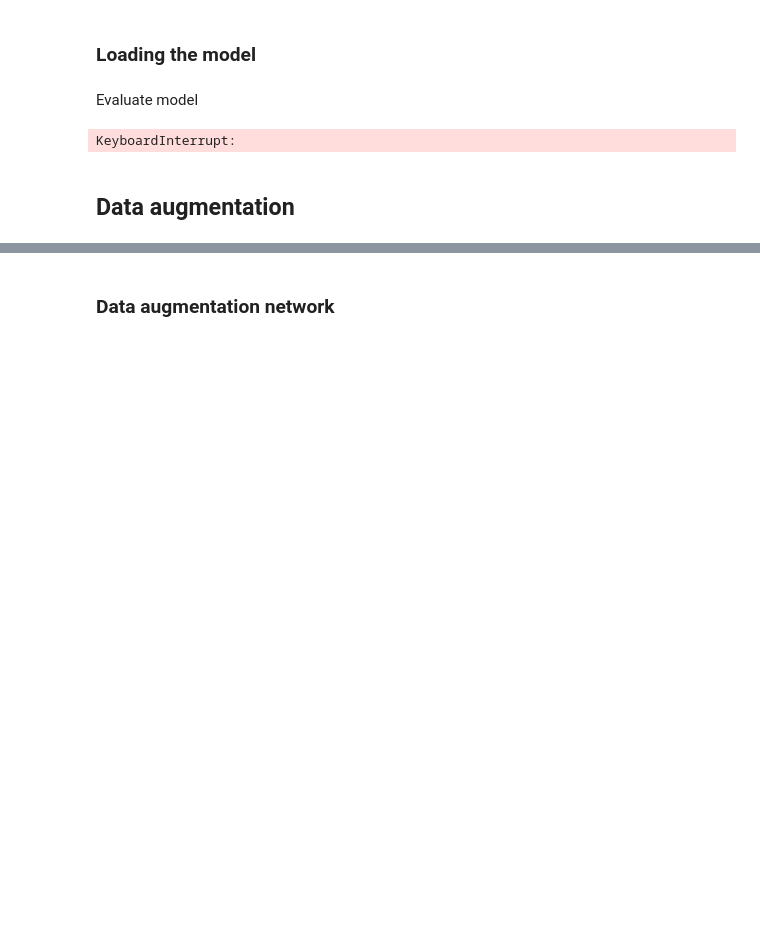
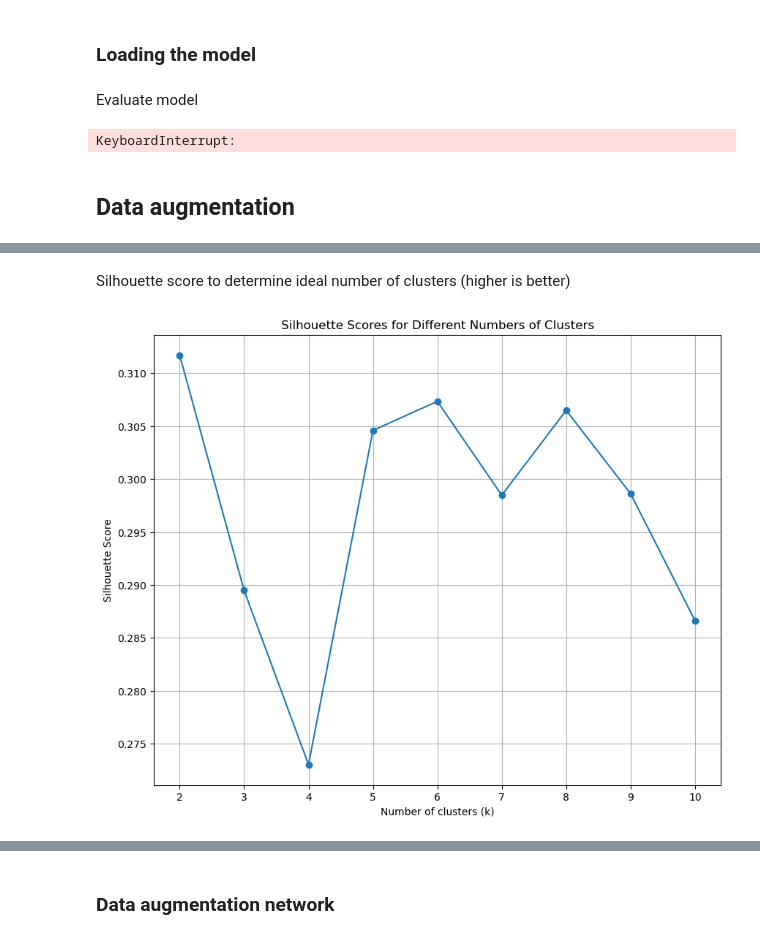
Before and after one commit to cuberhaus/TFG, a Jupyter notebook: code/main.ipynb, the cells around one changed output, grey strips where cells are left out. Cells and saved outputs as stored; diff of their text form; code cells hidden in the pictures; blank space fills up the shorter version.

```diff
--- a/code/main.ipynb
+++ b/code/main.ipynb
@@ -633,0 +628,45 @@ KeyboardInterrupt:
+# %% [markdown]
+Silhouette score to determine ideal number of clusters (higher is better)
+# %%
+from sklearn.metrics import silhouette_score
+
+def calculate_silhouette_scores(data, max_k=10):
+    """
+    Calculate silhouette scores for different numbers of clusters.
+
+    Parameters:
+    - data: The data used for clustering.
+    - max_k: Maximum number of clusters to try.
+
+    Returns:
+    - A list of silhouette scores corresponding to the number of clusters.
+    """
+    silhouette_scores = []
+    for k in range(2, max_k+1):  # Silhouette score is only defined for 2 or more clusters
+        kmeans = KMeans(n_clusters=k, init='k-means++', max_iter=300, n_init=10, random_state=0)
+        cluster_labels = kmeans.fit_predict(data)
+        silhouette_avg = silhouette_score(data, cluster_labels)
+        silhouette_scores.append(silhouette_avg)
+    return silhouette_scores
+
+def plot_silhouette_scores(silhouette_scores):
+    """
+    Plot the silhouette scores for different numbers of clusters.
+
+    Parameters:
+    - silhouette_scores: List of silhouette scores.
+    """
+    plt.figure(figsize=(10, 8))
+    plt.plot(range(2, len(silhouette_scores) + 2), silhouette_scores, marker='o')
+    plt.title('Silhouette Scores for Different Numbers of Clusters')
+    plt.xlabel('Number of clusters (k)')
+    plt.ylabel('Silhouette Score')
+    plt.xticks(range(2, len(silhouette_scores) + 2))
+    plt.grid(True)
+    plt.show()
+
+# Calculate silhouette scores for a range of number of clusters
+silhouette_scores = calculate_silhouette_scores(all_bounding_boxes, max_k=10)
+plot_silhouette_scores(silhouette_scores)
+# %% [output]
+[figure, added]
```
Also changed, not shown: parts of 19 cells of this notebook.
